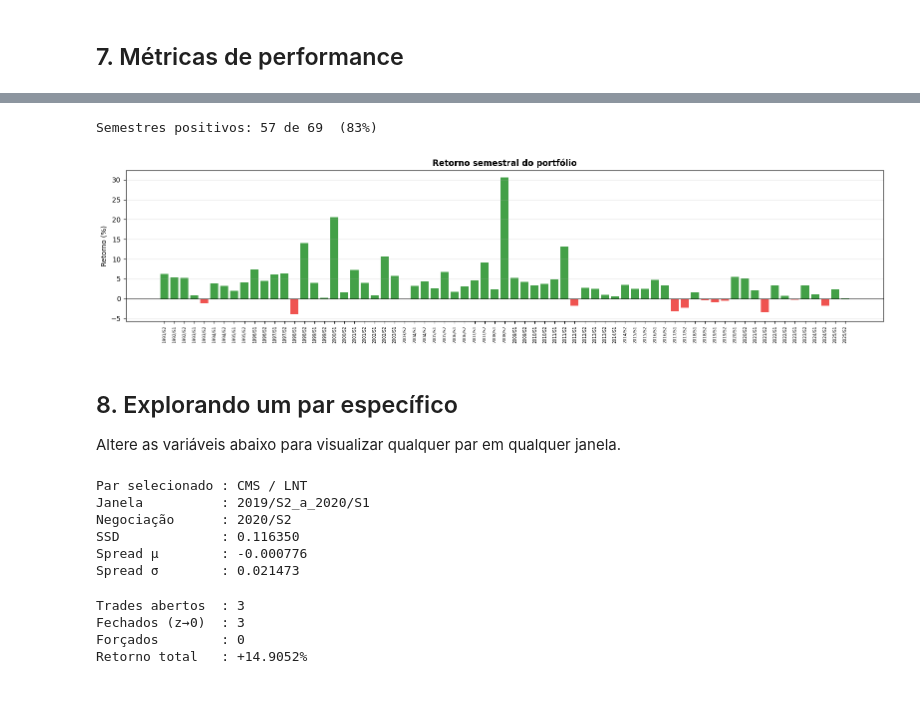
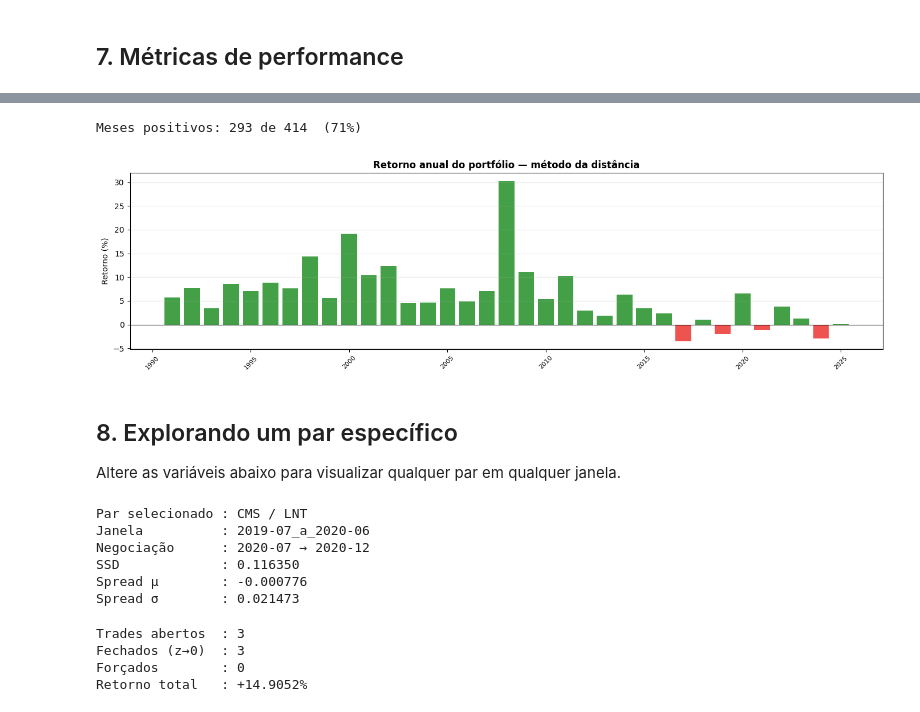
Before and after one commit to jvleichter-data/TCC-pair-trading, a Jupyter notebook: new_aproach/src/distance/pairs_trading.ipynb, the cells around one changed output, grey strips where cells are left out. Cells and saved outputs as stored; diff of their text form; code cells hidden in the pictures.

```diff
--- a/new_aproach/src/distance/pairs_trading.ipynb
+++ b/new_aproach/src/distance/pairs_trading.ipynb
@@ -51,19 +51,20 @@ pares_raw = pd.read_csv('output/pares_formados.csv')
 df        = pd.read_csv('../../data_bases/base_unificada.csv', parse_dates=['date'])
 df        = df.set_index('date')
 
-colunas_preco = [c for c in df.columns if c not in META_COLS]
+colunas_preco   = [c for c in df.columns if c not in META_COLS]
+meses_por_linha = pd.PeriodIndex(df.index, freq='M')
 
-# Aplica filtro de período sobre o semestre de negociação
+# Aplica filtro de período sobre os meses de negociação
 pares = pares_raw.copy()
 if PERIODO_INICIO is not None:
-    pares = pares[pares['negociacao'] >= PERIODO_INICIO]
+    pares = pares[pares['negociacao_inicio'] >= PERIODO_INICIO]
 if PERIODO_FIM is not None:
-    pares = pares[pares['negociacao'] <= PERIODO_FIM]
+    pares = pares[pares['negociacao_fim'] <= PERIODO_FIM]
 
 print(f"Pares disponíveis : {len(pares_raw):,} ({pares_raw['janela'].nunique()} janelas)")
 if PERIODO_INICIO or PERIODO_FIM:
-    ini = PERIODO_INICIO or pares_raw['negociacao'].min()
-    fim = PERIODO_FIM    or pares_raw['negociacao'].max()
+    ini = PERIODO_INICIO or pares_raw['negociacao_inicio'].min()
+    fim = PERIODO_FIM    or pares_raw['negociacao_fim'].max()
     print(f"Período filtrado  : {ini} → {fim}  ({len(pares):,} pares, {pares['janela'].nunique()} janelas)")
 else:
     print("Período filtrado  : todo o histórico")
@@ -499,59 +595,73 @@ Dias com retorno > 0   : 53.7%
 # %%
-# Retorno por semestre (S1 = jan-jun, S2 = jul-dez)
+# Retorno por mês de negociação
 port_df = portfolio.to_frame('retorno')
-port_df['ano']      = port_df.index.year
-port_df['semestre'] = port_df.index.month.map(lambda m: 'S1' if m <= 6 else 'S2')
-port_df['periodo']  = port_df['ano'].astype(str) + '/' + port_df['semestre']
+port_df['ano'] = port_df.index.year
+port_df['mes'] = port_df.index.month
+port_df['ano_mes'] = port_df.index.to_period('M').astype(str)
 
-retorno_sem = (
-    port_df.groupby('periodo')['retorno']
+retorno_mensal = (
+    port_df.groupby('ano_mes')['retorno']
     .apply(lambda r: (1 + r).prod() - 1)
     .reset_index()
-    .rename(columns={'retorno': 'retorno_semestral'})
+    .rename(columns={'retorno': 'retorno_mensal'})
 )
 
-print(f"Semestres positivos: {(retorno_sem['retorno_semestral'] > 0).sum()} "
-      f"de {len(retorno_sem)}  ({(retorno_sem['retorno_semestral'] > 0).mean():.0%})")
+print(f"Meses positivos: {(retorno_mensal['retorno_mensal'] > 0).sum()} "
+      f"de {len(retorno_mensal)}  ({(retorno_mensal['retorno_mensal'] > 0).mean():.0%})")
 
-# Gráfico de barras por semestre
-fig, ax = plt.subplots(figsize=(16, 4))
-cores = ['#43A047' if r > 0 else '#ef5350' for r in retorno_sem['retorno_semestral']]
-ax.bar(retorno_sem['periodo'], retorno_sem['retorno_semestral'] * 100, color=cores)
+# Agrega por ano para o gráfico (menos poluído)
+retorno_anual = (
+    port_df.groupby('ano')['retorno']
+    .apply(lambda r: (1 + r).prod() - 1)
+    .reset_index()
+    .rename(columns={'retorno': 'retorno_anual'})
+)
+
+fig, ax = plt.subplots(figsize=(14, 4))
+cores = ['#43A047' if r > 0 else '#ef5350' for r in retorno_anual['retorno_anual']]
+ax.bar(retorno_anual['ano'], retorno_anual['retorno_anual'] * 100, color=cores)
 ax.axhline(0, color='black', lw=0.8)
-ax.set_title('Retorno semestral do portfólio', fontsize=12, fontweight='bold')
+ax.set_title('Retorno anual do portfólio — método da distância', fontsize=12, fontweight='bold')
 ax.set_ylabel('Retorno (%)')
-ax.tick_params(axis='x', rotation=90, labelsize=6)
+ax.tick_params(axis='x', rotation=45, labelsize=8)
 ax.grid(axis='y', alpha=0.3)
 plt.tight_layout()
 plt.show()
 # %% [output]
-Semestres positivos: 57 de 69  (83%)
+Meses positivos: 293 de 414  (71%)
-[figure, old version]
+[figure, new version]
 # %% [markdown]
 ## 8. Explorando um par específico
 
 Altere as variáveis abaixo para visualizar qualquer par em qualquer janela.
 # %%
 # === Configuração: escolha o par a explorar ===
-NEGOCIACAO_ALVO = '2020/S2'   # semestre de negociação
-RANK_ALVO       = 1           # rank do par (1–20)
+NEG_INICIO_ALVO = '2020-07'   # mês inicial do período de negociação ('YYYY-MM')
+RANK_ALVO       = 1           # rank do par (1–TOP_K)
 
-# Busca o par
-par_info = pares[
-    (pares['negociacao'] == NEGOCIACAO_ALVO) &
+sel = pares[
+    (pares['negociacao_inicio'] == NEG_INICIO_ALVO) &
     (pares['rank'] == RANK_ALVO)
-].squeeze()
+]
+if sel.empty:   # a janela pedida não existe na grade atual — usa a primeira disponível
+    NEG_INICIO_ALVO = pares['negociacao_inicio'].iloc[0]
+    sel = pares[
+        (pares['negociacao_inicio'] == NEG_INICIO_ALVO) &
+        (pares['rank'] == RANK_ALVO)
+    ]
+
+par_info = sel.iloc[0]
 
 print(f"Par selecionado : {par_info['ativo1']} / {par_info['ativo2']}")
 print(f"Janela          : {par_info['janela']}")
-print(f"Negociação      : {par_info['negociacao']}")
+print(f"Negociação      : {par_info['negociacao_inicio']} → {par_info['negociacao_fim']}")
 print(f"SSD             : {par_info['ssd']:.6f}")
 print(f"Spread μ        : {par_info['spread_media']:.6f}")
 print(f"Spread σ        : {par_info['spread_desvio']:.6f}")
 # %% [output]
 Par selecionado : CMS / LNT
-Janela          : 2019/S2_a_2020/S1
-Negociação      : 2020/S2
+Janela          : 2019-07_a_2020-06
+Negociação      : 2020-07 → 2020-12
 SSD             : 0.116350
 Spread μ        : -0.000776
 Spread σ        : 0.021473
```
Also changed, not shown: parts of 16 cells of this notebook, 18 other files.
